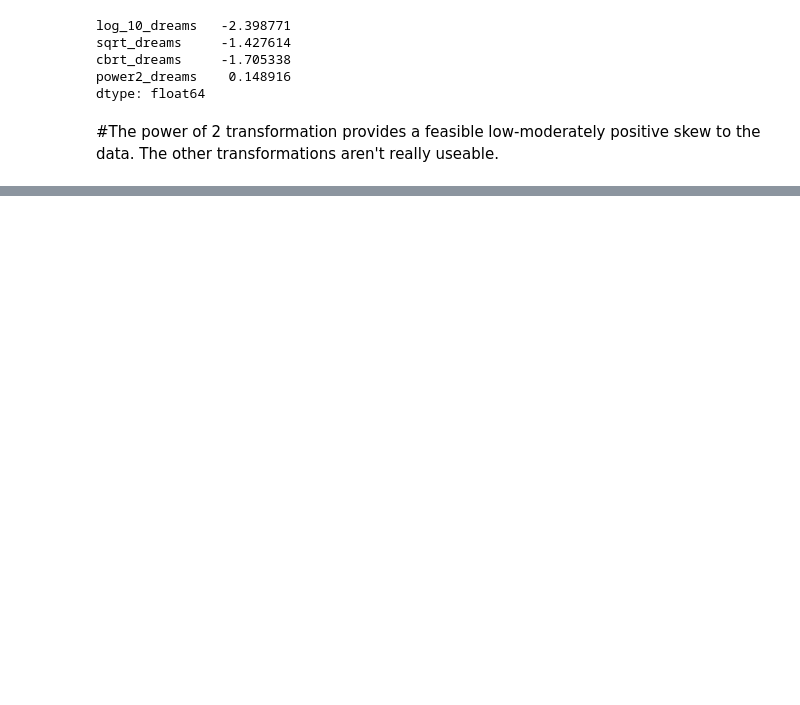
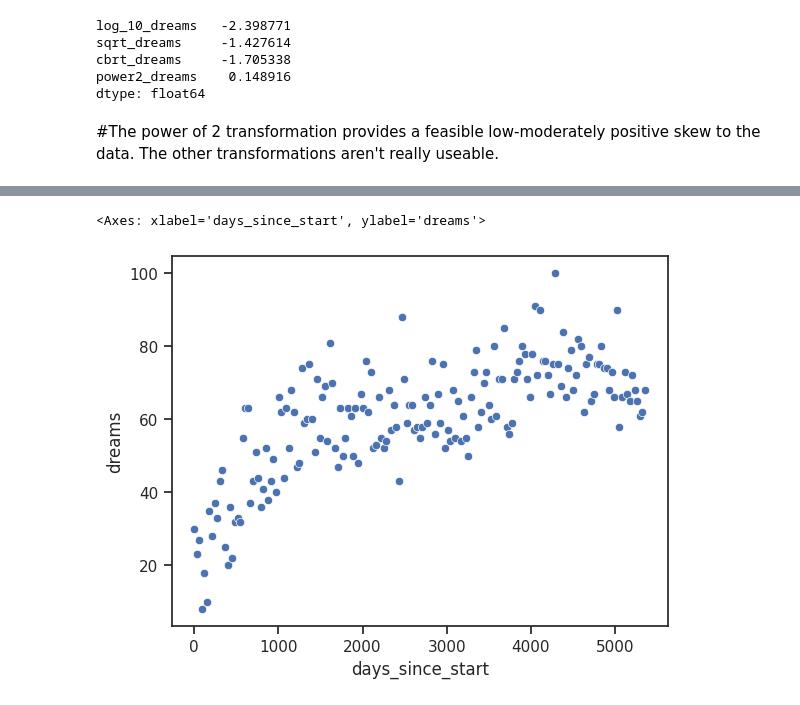
Before and after one commit to supercarp/makeovermonday, a Jupyter notebook: makeover_monday_week_40.ipynb, the cells around one changed output, grey strips where cells are left out. Cells and saved outputs as stored; diff of their text form; code cells hidden in the pictures; blank space fills up the shorter version.

```diff
--- a/makeover_monday_week_40.ipynb
+++ b/makeover_monday_week_40.ipynb
@@ -410,0 +476,4 @@ dtype: float64
+# %%
+# Rework into a count of days since the first day of the dataset
+df_dreams['days_since_start'] = (df_dreams['date'] - df_dreams['date'].min()).dt.days
+df_dreams[['date','date_cont','days_since_start']].head()
@@ -410,0 +488,4 @@ dtype: float64
+# %%
+# Plot the results to make sure it looks the same as before
+sns.scatterplot(data=df_dreams, x='days_since_start', y='dreams')
+# %% [output]
@@ -410,0 +493,2 @@ dtype: float64
+<Axes: xlabel='days_since_start', ylabel='dreams'>
+[figure, added]
```
Also changed, not shown: parts of 27 cells of this notebook.
